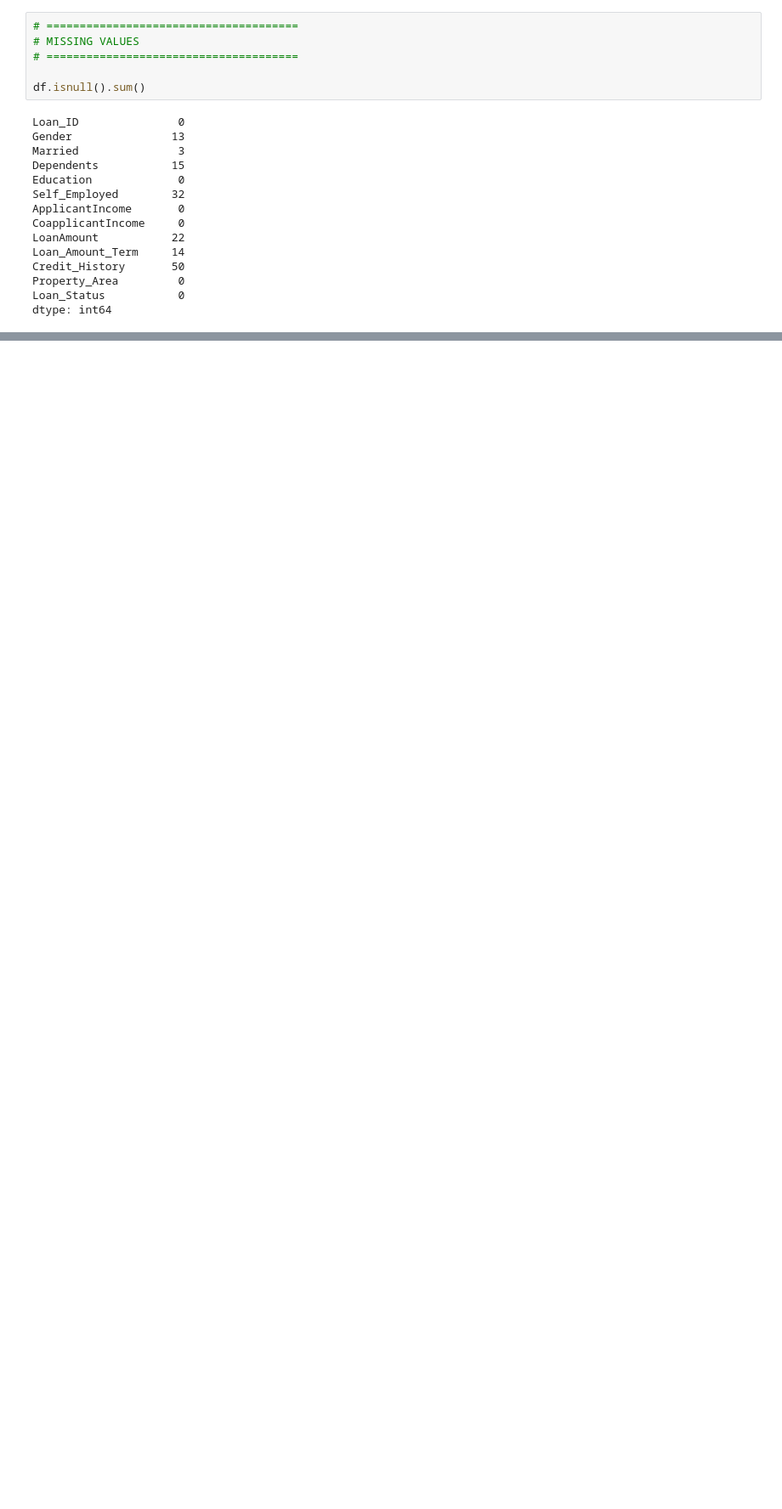
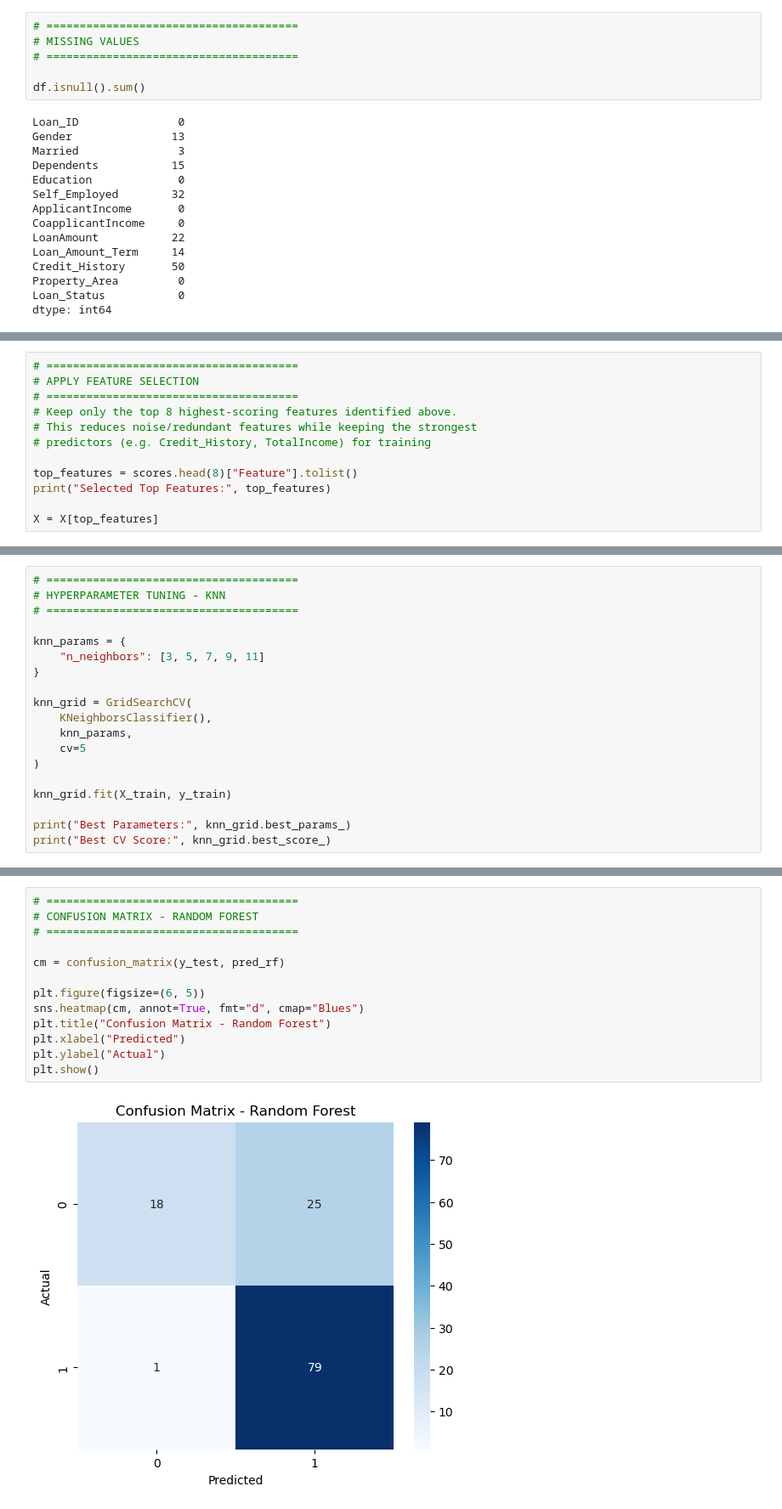
Before and after one commit to MatheeshaAnjana/loan-approval-prediction-ml, a Jupyter notebook: ml-coursework/notebooks/loan_approval_prediction.ipynb, the cells around one changed output, grey strips where cells are left out. Shown at 85% size. Cells and saved outputs as stored; diff of their text form; blank space fills up the shorter version.

```diff
--- a/ml-coursework/notebooks/loan_approval_prediction.ipynb
+++ b/ml-coursework/notebooks/loan_approval_prediction.ipynb
@@ -666,0 +277,12 @@ plt.show()
+# %%
+# ======================================
+# APPLY FEATURE SELECTION
+# ======================================
+# Keep only the top 8 highest-scoring features identified above.
+# This reduces noise/redundant features while keeping the strongest
+# predictors (e.g. Credit_History, TotalIncome) for training
+
+top_features = scores.head(8)["Feature"].tolist()
+print("Selected Top Features:", top_features)
+
+X = X[top_features]
@@ -666,0 +380,19 @@ plt.show()
+# %%
+# ======================================
+# HYPERPARAMETER TUNING - KNN
+# ======================================
+
+knn_params = {
+    "n_neighbors": [3, 5, 7, 9, 11]
+}
+
+knn_grid = GridSearchCV(
+    KNeighborsClassifier(),
+    knn_params,
+    cv=5
+)
+
+knn_grid.fit(X_train, y_train)
+
+print("Best Parameters:", knn_grid.best_params_)
+print("Best CV Score:", knn_grid.best_score_)
@@ -666,0 +464,15 @@ plt.show()
+# %%
+# ======================================
+# CONFUSION MATRIX - RANDOM FOREST
+# ======================================
+
+cm = confusion_matrix(y_test, pred_rf)
+
+plt.figure(figsize=(6, 5))
+sns.heatmap(cm, annot=True, fmt="d", cmap="Blues")
+plt.title("Confusion Matrix - Random Forest")
+plt.xlabel("Predicted")
+plt.ylabel("Actual")
+plt.show()
+# %% [output]
+[figure, added]
```
Also changed, not shown: parts of 53 cells of this notebook, 6 other files.
